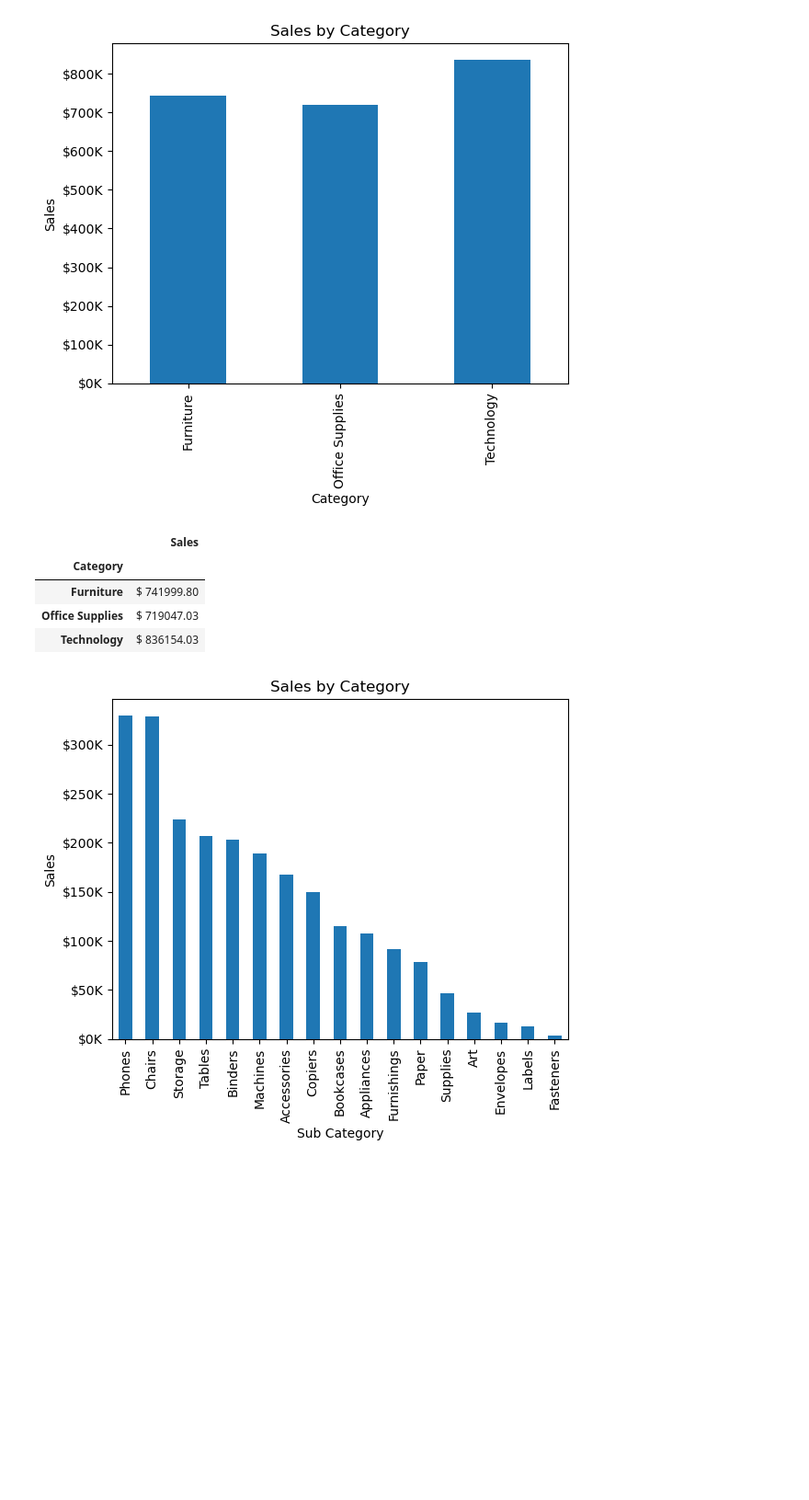
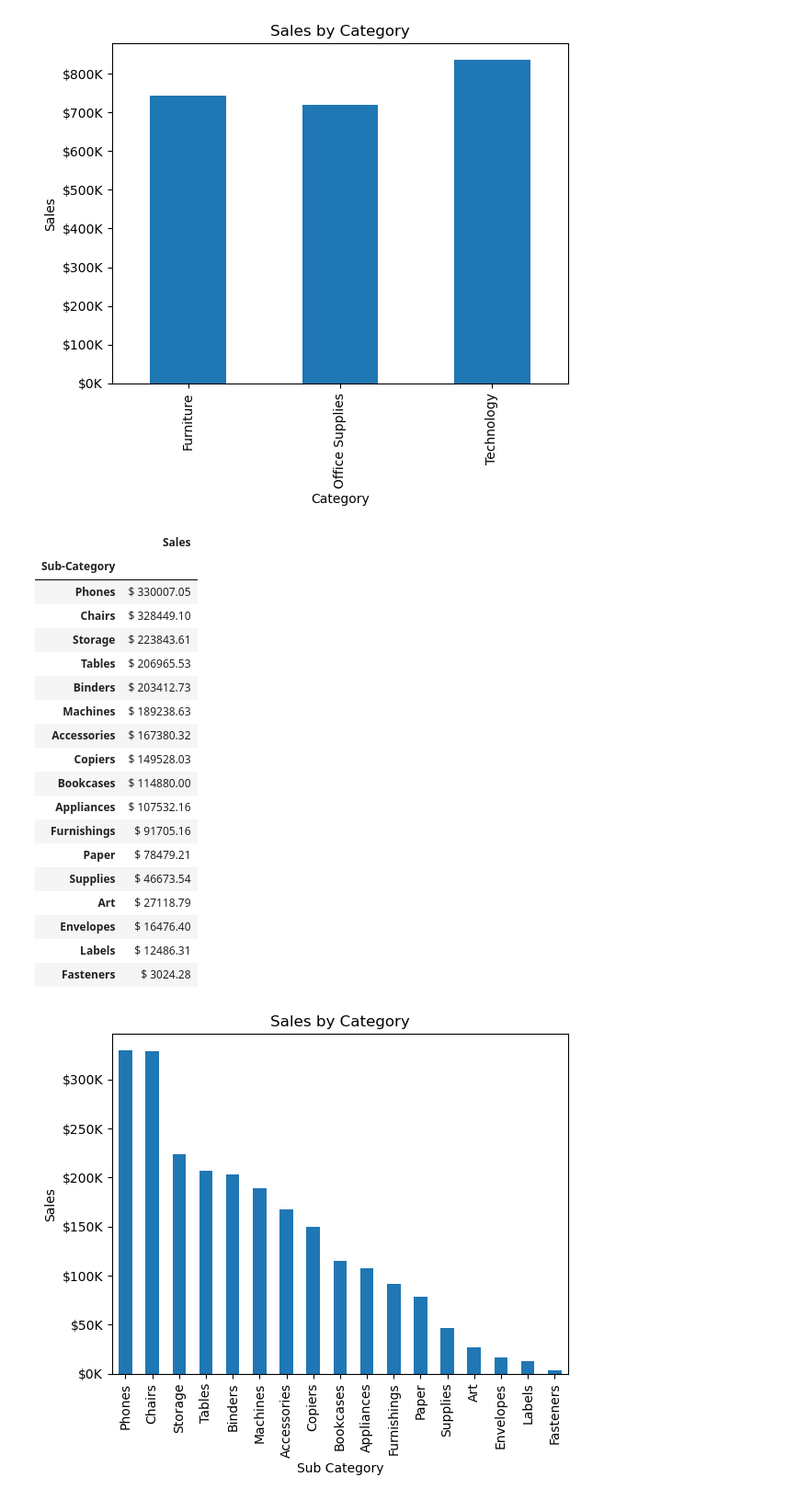
Before and after one commit to jmpealy/project-4-ML-integration, a Jupyter notebook: main.ipynb, the cells around one changed output. Shown: that part at 92% size. Drawn from its saved outputs; the diff is of its cells as text; code cells hidden in the pictures; blank space fills up the shorter version.

```diff
--- a/main.ipynb
+++ b/main.ipynb
@@ -110,17 +86,32 @@ plt.show()
 # %% [output]
 [figure]
 # %%
-# Bar chart that shows sales by category
+# Dataframe that shows sales by sub-category
+
 sub_category_sales = df.groupby('Sub-Category')['Sales'].sum()
 sub_category_sales = sub_category_sales.sort_values(ascending=False)
 formatted_sub_category_sales = sub_category_sales.map('$ {:.2f}'.format)
 
-sub_category_sales_df = pd.DataFrame(formatted_category_sales)
+sub_category_sales_df = pd.DataFrame(formatted_sub_category_sales)
 sub_category_sales_df
 # %% [output]
 |  | Sales |
-| Category |  |
-| Furniture | $ 741999.80 |
-| Office Supplies | $ 719047.03 |
-| Technology | $ 836154.03 |
+| Sub-Category |  |
+| Phones | $ 330007.05 |
+| Chairs | $ 328449.10 |
+| Storage | $ 223843.61 |
+| Tables | $ 206965.53 |
+| Binders | $ 203412.73 |
+| Machines | $ 189238.63 |
+| Accessories | $ 167380.32 |
+| Copiers | $ 149528.03 |
+| Bookcases | $ 114880.00 |
+| Appliances | $ 107532.16 |
+| Furnishings | $ 91705.16 |
+| Paper | $ 78479.21 |
+| Supplies | $ 46673.54 |
+| Art | $ 27118.79 |
+| Envelopes | $ 16476.40 |
+| Labels | $ 12486.31 |
+| Fasteners | $ 3024.28 |
 # %%
```
Also changed, not shown: parts of 10 cells of this notebook.
